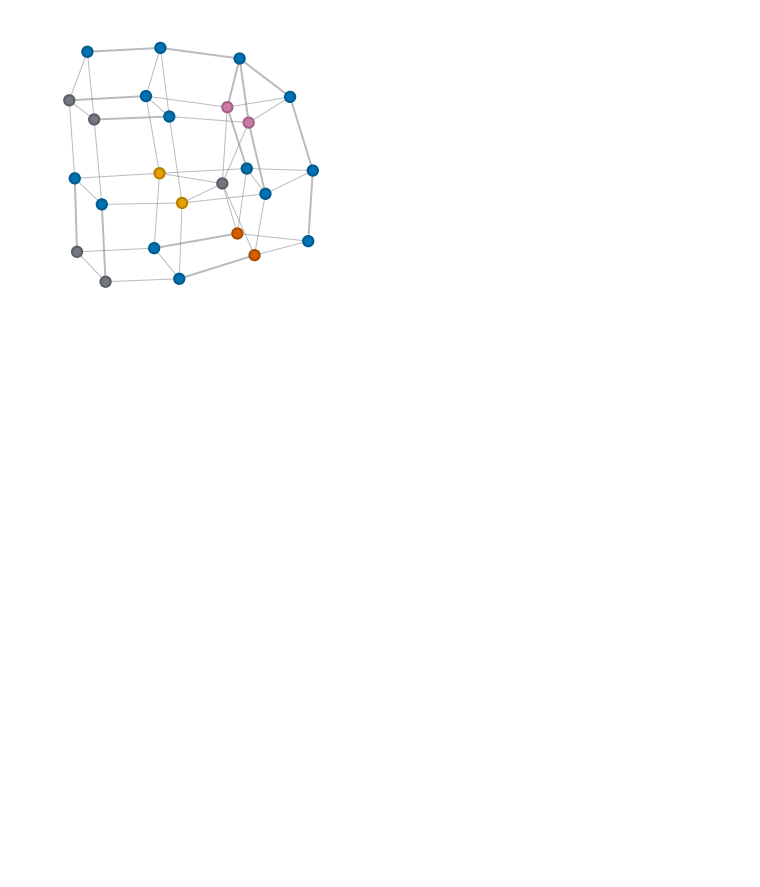
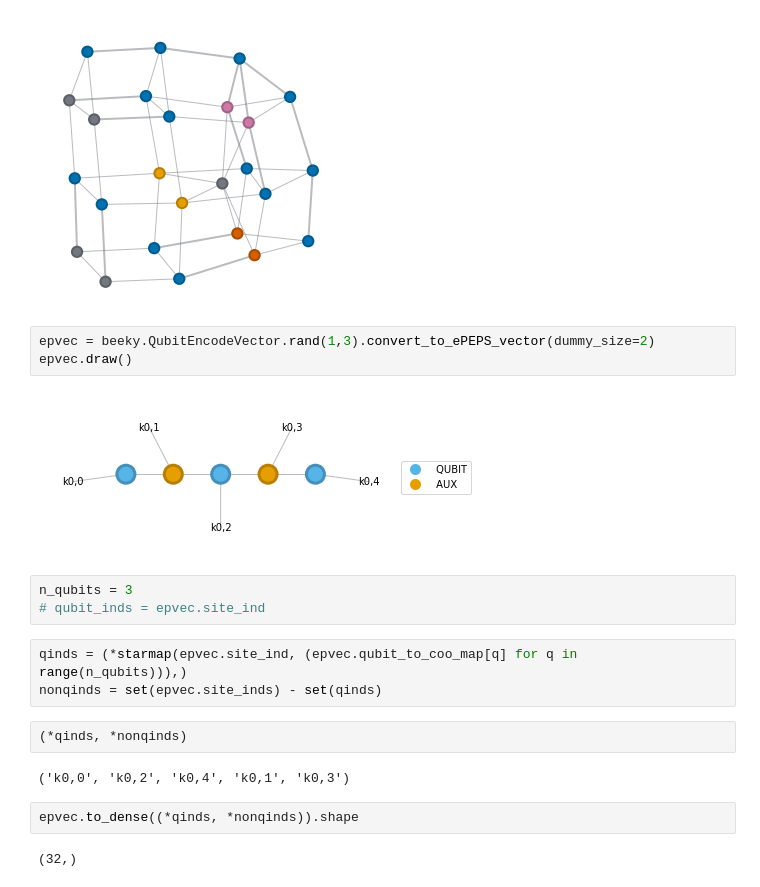
Before and after one commit to gabrielwoolls/fermion-encoding, a Jupyter notebook: Examples-Testing.ipynb, the cells around one changed output. Saved outputs shown, nothing was run; the diff lists cells and outputs as text; blank space fills up the shorter version.

Commit message:
Tiny tests for dense energy comparison

```diff
--- a/Examples-Testing.ipynb
+++ b/Examples-Testing.ipynb
@@ -692,3 +692,22 @@ bra_and_env = bra.select_any(sites) | envs[p]
 # %% [output]
 [figure]
 [figure]
+# %%
+epvec = beeky.QubitEncodeVector.rand(1,3).convert_to_ePEPS_vector(dummy_size=2)
+epvec.draw()
+# %% [output]
+[figure, added]
+# %%
+n_qubits = 3
+# qubit_inds = epvec.site_ind
+# %%
+qinds = (*starmap(epvec.site_ind, (epvec.qubit_to_coo_map[q] for q in range(n_qubits))),)
+nonqinds = set(epvec.site_inds) - set(qinds)
+# %%
+(*qinds, *nonqinds)
+# %% [output]
+('k0,0', 'k0,2', 'k0,4', 'k0,1', 'k0,3')
+# %%
+epvec.to_dense((*qinds, *nonqinds)).shape
+# %% [output]
+(32,)
```
Also changed, not shown: 1 other file.
